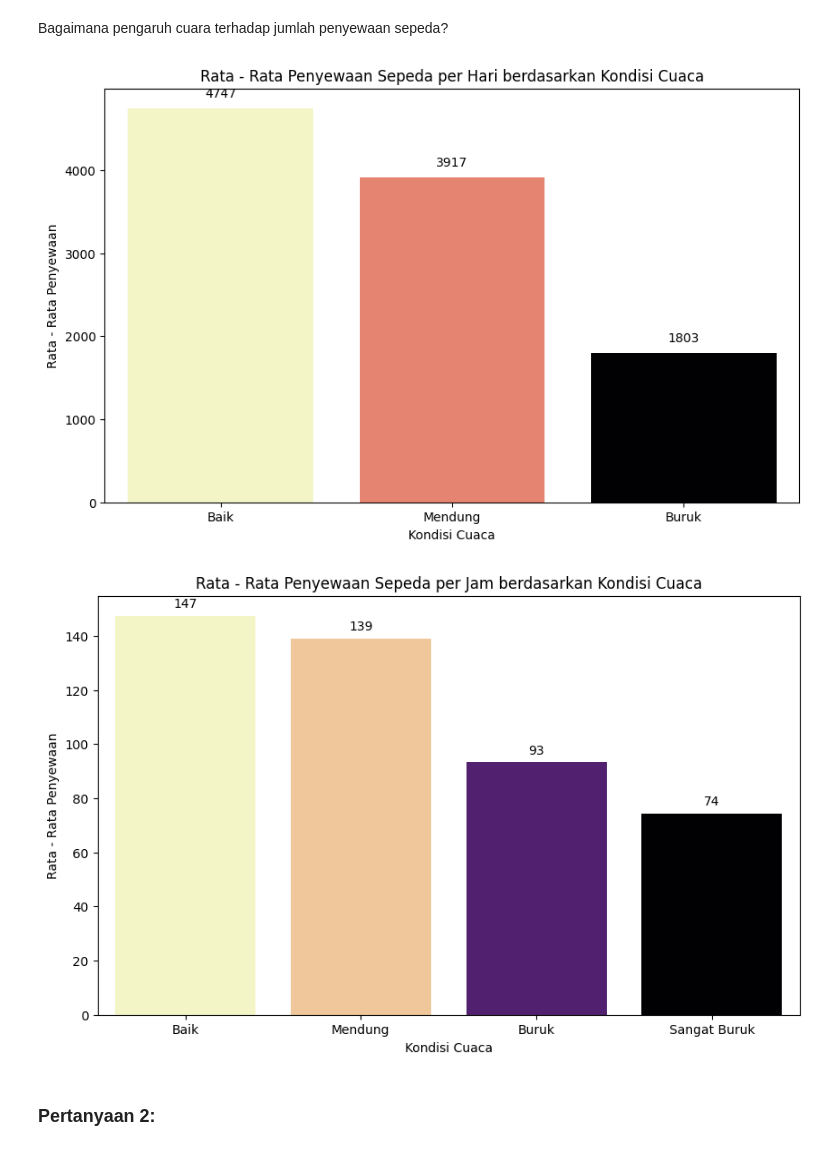
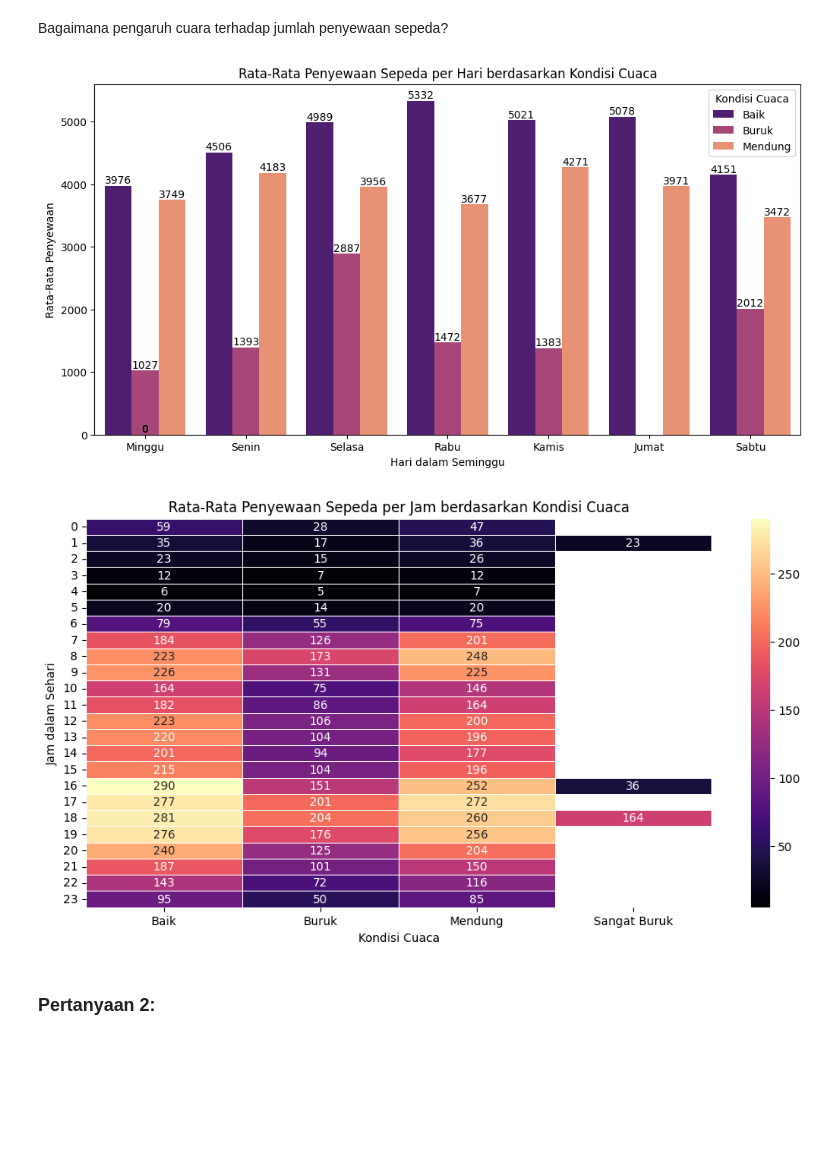
Before and after one commit to penhele/proyek_analisis_data, a Jupyter notebook: notebook.ipynb, the cells around one changed output. Cells and saved outputs as stored; diff of their text form; code cells hidden in the pictures; blank space fills up the shorter version.

```diff
--- a/notebook.ipynb
+++ b/notebook.ipynb
@@ -544,41 +544,42 @@ hour_df.groupby(by="season").agg({
 # %% [markdown]
 Bagaimana pengaruh cuara terhadap jumlah penyewaan sepeda?
 # %%
-data = day_df.groupby('weathersit')['cnt'].mean().reset_index().sort_values("cnt", ascending=False)
+data = day_df.groupby(['weekday', 'weathersit'])['cnt'].mean().reset_index()
 
 palette = sns.color_palette("magma", as_cmap=True)
 
-plt.figure(figsize=(10, 6))
-barplot = sns.barplot(x='weathersit', y='cnt', data=data, palette=palette, hue="cnt", legend=False)
+plt.figure(figsize=(12, 6))
+barplot = sns.barplot(x='weekday', y='cnt', hue='weathersit', data=data, palette='magma')
 
-plt.title('Rata - Rata Penyewaan Sepeda per Hari berdasarkan Kondisi Cuaca')
-plt.xlabel('Kondisi Cuaca')
-plt.ylabel('Rata - Rata Penyewaan')
+plt.title('Rata-Rata Penyewaan Sepeda per Hari berdasarkan Kondisi Cuaca')
+plt.xlabel('Hari dalam Seminggu')
+plt.ylabel('Rata-Rata Penyewaan')
+plt.xticks(ticks=range(7), labels=['Minggu', 'Senin', 'Selasa', 'Rabu', 'Kamis', 'Jumat', 'Sabtu'])
 
-for index, value in enumerate(data['cnt']):
-    barplot.text(index, value + 100, round(value), ha='center', va='bottom')
+for p in barplot.patches:
+    barplot.annotate(f'{int(p.get_height())}',
+                     (p.get_x() + p.get_width() / 2., p.get_height()),
+                     ha='center', va='bottom', fontsize=10)
 
+plt.legend(title='Kondisi Cuaca')
 plt.show()
 # %% [output]
-[figure, old version]
+[figure, new version]
 # %%
-data = hour_df.groupby('weathersit')['cnt'].mean().reset_index().sort_values("cnt", ascending=False)
+data = hour_df.groupby(['hr', 'weathersit'])['cnt'].mean().reset_index()
 
-palette = sns.color_palette("magma", as_cmap=True)
+pivot_data = data.pivot(index='hr', columns='weathersit', values='cnt')
 
-plt.figure(figsize=(10, 6))
-barplot = sns.barplot(x='weathersit', y='cnt', data=data, palette=palette, hue="cnt", legend=False)
+plt.figure(figsize=(12, 6))
+sns.heatmap(pivot_data, cmap="magma", annot=True, fmt=".0f", linewidths=0.5)
 
-plt.title('Rata - Rata Penyewaan Sepeda per Jam berdasarkan Kondisi Cuaca')
+plt.title('Rata-Rata Penyewaan Sepeda per Jam berdasarkan Kondisi Cuaca')
 plt.xlabel('Kondisi Cuaca')
-plt.ylabel('Rata - Rata Penyewaan')
-
-for index, value in enumerate(data['cnt']):
-    barplot.text(index, value + 2, round(value), ha='center', va='bottom')
-
+plt.ylabel('Jam dalam Sehari')
+plt.yticks(rotation=0)
 plt.show()
 # %% [output]
-[figure, old version]
+[figure, new version]
 # %% [markdown]
 ### Pertanyaan 2:
 # %% [markdown]
```
